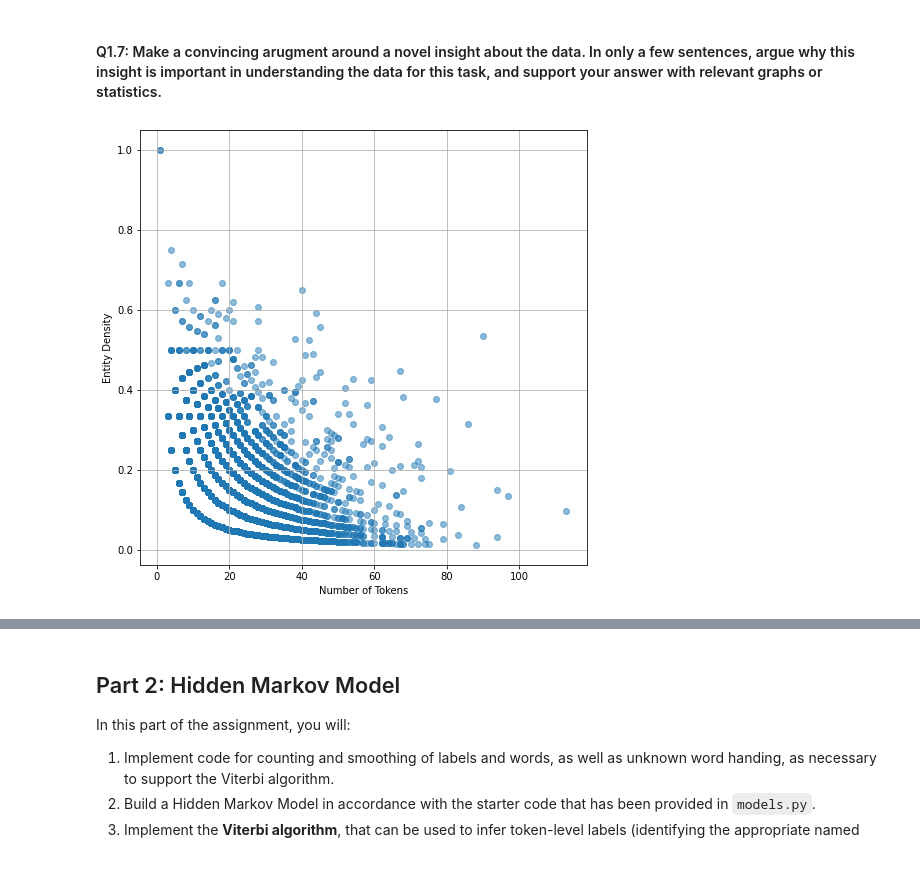
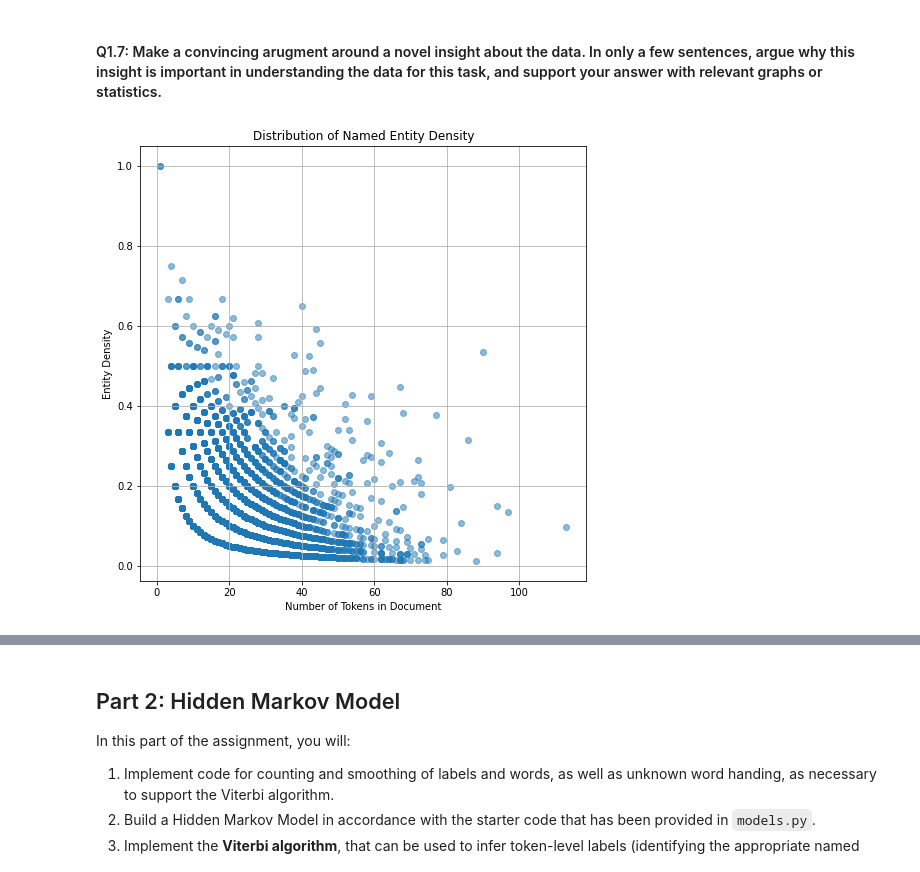
Before and after one commit to an-emo-inchworm/nlpA1, a Jupyter notebook: hw1_studentfacing_sp25_cs4740.ipynb, the cells around one changed output, grey strips where cells are left out. Cells and saved outputs as stored; diff of their text form; code cells hidden in the pictures.

```diff
--- a/hw1_studentfacing_sp25_cs4740.ipynb
+++ b/hw1_studentfacing_sp25_cs4740.ipynb
@@ -119,7 +119,7 @@ print(s)
 [('He', 'O'), ('was', 'O'), ('President', 'O'), ('of', 'O'), ('the', 'O'), ('Royal', 'B-ORG'), ('Statistical', 'I-ORG'), ('Society', 'I-ORG'), (',', 'O'), ('1897', 'O'), ('–', 'O'), ('9', 'O')]
 He was President of the [ORG Royal Statistical Society], 1897 – 9
 # %%
-for i in range(7000):
+for i in range(200):
     text = training_data['text'][i]
     ner = training_data['NER'][i]
     s = stringify_labeled_doc(text, ner)
@@ -278,13 +278,15 @@ I noticed that more than 87% of the NER tags in the training dataset are "O", me
 #### Q1.4: It seems to be that entity tokens are uppercase. Is this correct? Plot a 2x2 matrix displaying the counts, where one dimension represents whether a token is uppercase and the other dimension indicates whether the token is part of an entity. What do you notice about this distribution? Is this what you might expect?
 # %%
 # YOUR CODE HERE
+# Initialize category counters
 categories = {
     "Upper, e": 0,
     "Upper, ne": 0,
     "Lower, e": 0,
-    "Lower, ne": 0,
+    "Lower, ne": 0
 }
 
+# Process the training data
 for text, ner in zip(training_data["text"], training_data["NER"]):
     for word, tag in zip(text, ner):
         is_upper = word[0].isupper()
@@ -299,22 +301,30 @@ for text, ner in zip(training_data["text"], training_data["NER"]):
         else:
             categories["Lower, ne"] += 1
 
+# Create the confusion matrix
 matrix = np.array([
     [categories["Upper, e"], categories["Upper, ne"]],
     [categories["Lower, e"], categories["Lower, ne"]],
 ])
 
+# Plot the matrix
 plt.figure(figsize=(5, 5))
-plt.imshow(matrix, interpolation="nearest")
+plt.imshow(matrix, interpolation="nearest", cmap="Blues")
 plt.xticks([0, 1], ["Entity", "Non-Entity"])
 plt.yticks([0, 1], ["Uppercase", "Lowercase"])
 
+# Annotate the matrix
 for i in range(2):
     for j in range(2):
-        plt.text(j, i, matrix[i, j], ha="center", va="center", color="black", fontsize=12)
+        if matrix[i, j] > 80000:
+            color = "white"
+        else:
+            color = "black"
+        plt.text(j, i, matrix[i, j], ha="center", va="center", color=color, fontsize=12)
 
-plt.title("matrix")
+plt.title("Named Entity Capitalization Matrix")
 plt.xlabel("Entity Status")
 plt.ylabel("Capitalization")
+plt.colorbar()
 plt.show()
 # %% [output]
@@ -335,19 +349,19 @@ In this example, there are 3 named entities:
 However, you are only interested in tokens which are tagged as part of named entities, which would be ["Cornell", "University, "Ithaca", "New", "York"].
 # %%
 # YOUR CODE HERE
-from collections import Counter
 tokens = []
-
 for text, ner in zip(training_data["text"], training_data["NER"]):
     for word, tag in zip(text, ner):
         if tag != "O":
             tokens.append(word)
-count = Counter(tokens)
 
-top = count.most_common(10)
+unique, counts = np.unique(tokens, return_counts=True)
+top_idx = np.argsort(counts)
 
 print("Top 10 most frequently tagged entities:")
-for token, count in top:
+for i in top_idx.tolist()[::-1][:10]:
+    token = unique[i]
+    count = counts[i]
     print(f"{token}: {count}")
 # %% [output]
 Top 10 most frequently tagged entities:
@@ -389,19 +406,18 @@ A majority of the points are accumulated at lower number of tokens and lower num
 #### Q1.7: Make a convincing arugment around a novel insight about the data. In only a few sentences, argue why this insight is important in understanding the data for this task, and support your answer with relevant graphs or statistics.
 # %%
 # YOUR CODE HERE
-import numpy as np
-
 density = []
 for text, ner in zip(training_data["text"], training_data["NER"]):
     count = sum(1 for tag in ner if tag != "O")
+    assert len(text) == len(ner)
     density.append(count / len(text))
 
 plt.figure(figsize=(8, 8))
 plt.scatter(doc_lengths, density, alpha=0.5)
-
-plt.xlabel("Number of Tokens")
+plt.title("Distribution of Named Entity Density")
+plt.xlabel("Number of Tokens in Document")
 plt.ylabel("Entity Density")
 plt.grid(True)
 plt.show()
 # %% [output]
-[figure, old version]
+[figure, new version]
```
Also changed, not shown: parts of 24 cells of this notebook.
